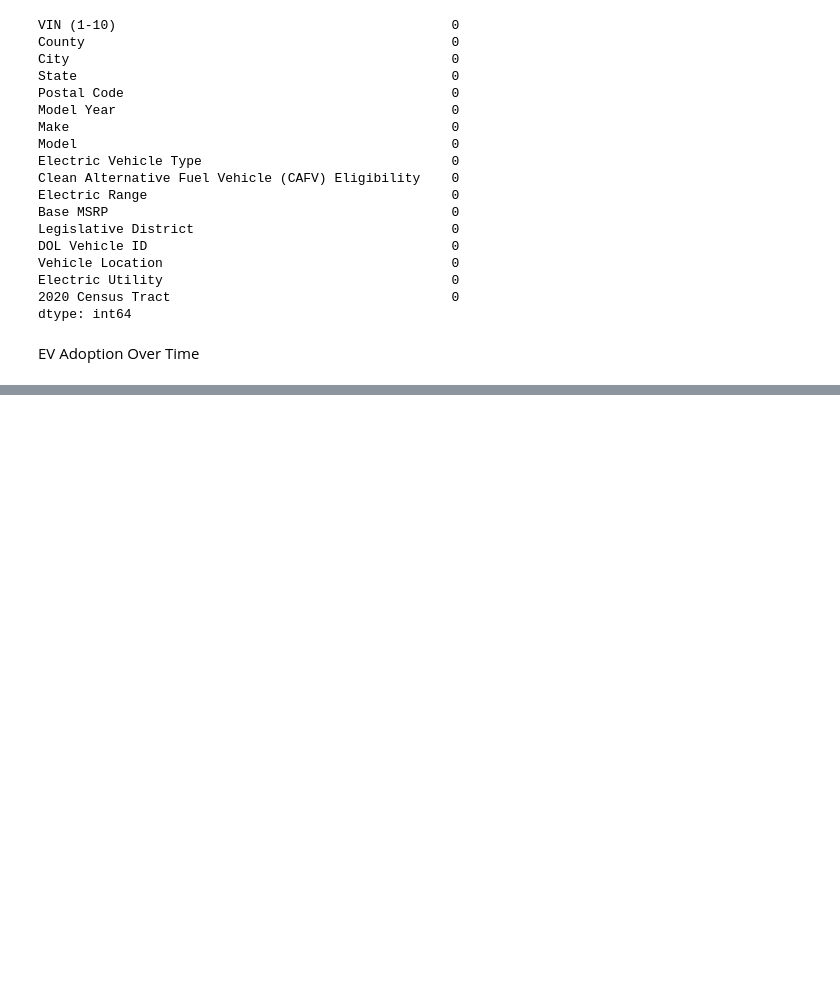
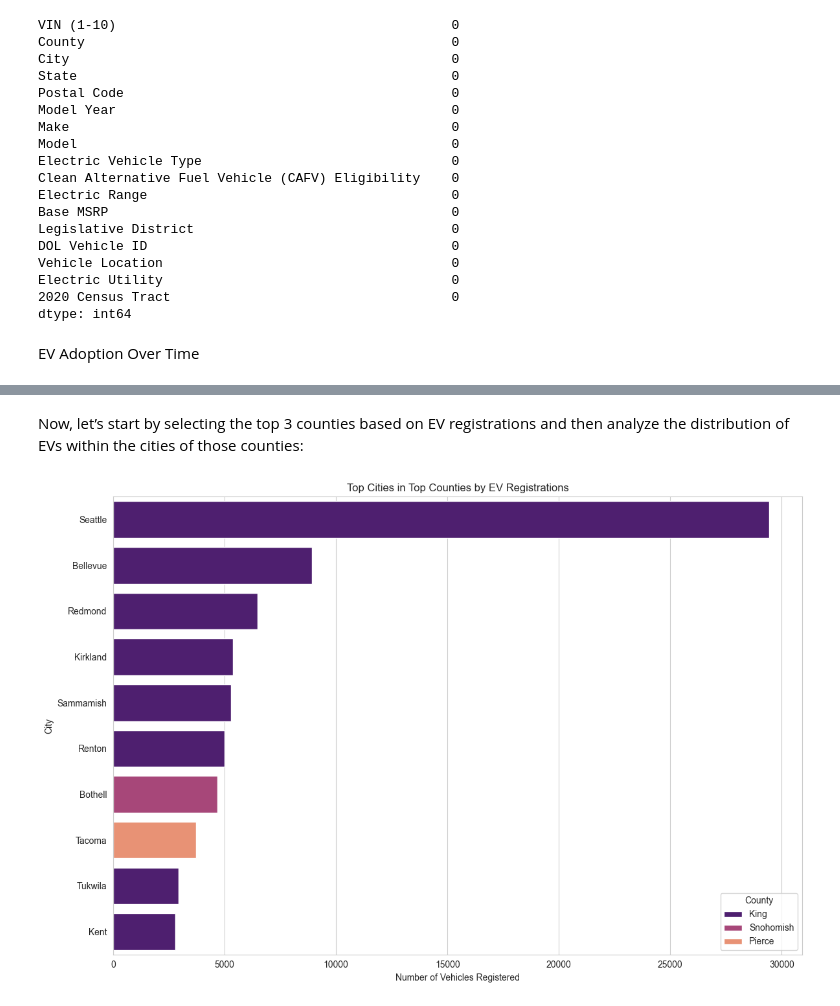
Before and after one commit to errosal/Electric-Vehicles-Market-Size-Analysis, a Jupyter notebook: EV-Market.ipynb, the cells around one changed output, grey strips where cells are left out. Cells and saved outputs as stored; diff of their text form; code cells hidden in the pictures; blank space fills up the shorter version.

```diff
--- a/EV-Market.ipynb
+++ b/EV-Market.ipynb
@@ -133,0 +165,33 @@ plt.show()
+# %% [markdown]
+Now, let’s start by selecting the top 3 counties based on EV registrations and then analyze the distribution of EVs within the cities of those counties:
+# %%
+#Since I will be using the DOL as " EV registrations" I'm checking if there's no duplicated IDs
+check_for_duplicated = ev_data['DOL Vehicle ID'].duplicated().value_counts()
+
+
+# Get the count of electric vehicles in each county
+county_distribution = ev_data['County'].value_counts()  # Count the occurrences of each county
+
+# Extract the top 3 counties with the highest counts
+top_counties = county_distribution.head(3).index  # Extract the index labels of the top 3 counties
+
+# "Creates" or filters the dataset for these top counties
+top_counties_data = ev_data[ev_data['County'].isin(top_counties)]
+
+# analyzing the distribution of EVs within the cities of these top counties
+ev_city_distribution_top_counties = top_counties_data.groupby(['County', 'City']).size().sort_values(ascending=False).reset_index(name='Number of Vehicles')
+
+# visualize the top 10 cities across these counties
+top_cities = ev_city_distribution_top_counties.head(10)
+
+
+plt.figure(figsize=(12, 8))
+sns.barplot(x='Number of Vehicles', y='City', hue='County', data=top_cities, palette="magma")
+plt.title('Top Cities in Top Counties by EV Registrations')
+plt.xlabel('Number of Vehicles Registered')
+plt.ylabel('City')
+plt.legend(title='County')
+plt.tight_layout()
+plt.show()
+# %% [output]
+[figure, added]
```
Also changed, not shown: parts of 11 cells of this notebook.
